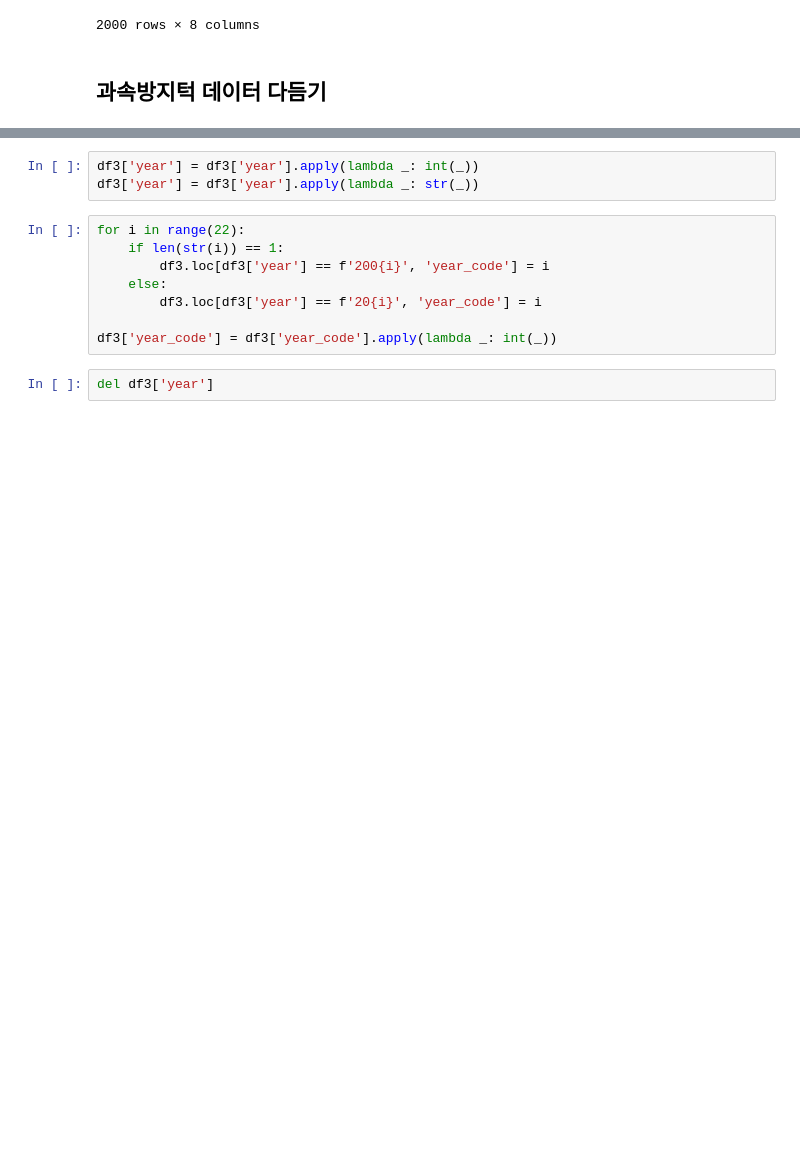
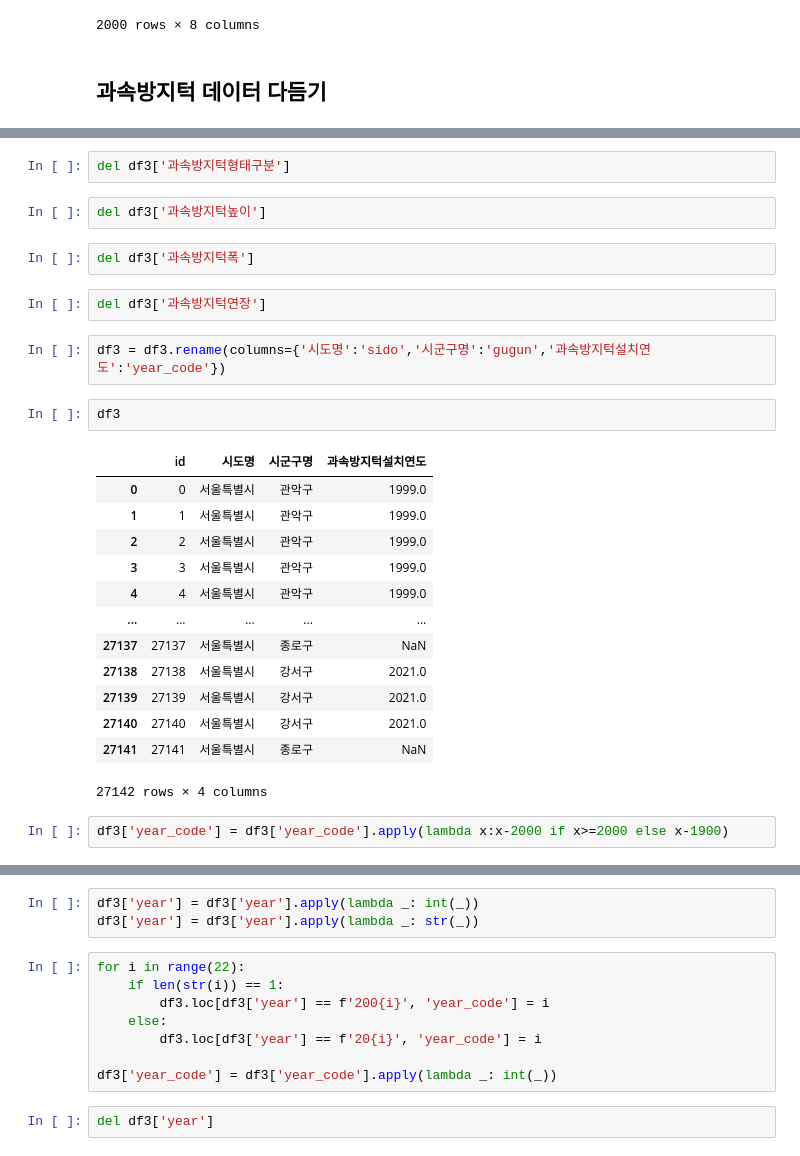
Before and after one commit to cshun1006/DI, a Jupyter notebook: data/인프라데이터 다듬기.ipynb, the cells around one changed output, grey strips where cells are left out. Saved outputs shown, nothing was run; the diff lists cells and outputs as text; blank space fills up the shorter version.

```diff
--- a/data/인프라데이터 다듬기.ipynb
+++ b/data/인프라데이터 다듬기.ipynb
@@ -175,0 +208,28 @@ pd.read_csv('공영주차장.csv', encoding='cp949')
+# %%
+del df3['과속방지턱형태구분']
+# %%
+del df3['과속방지턱높이']
+# %%
+del df3['과속방지턱폭']
+# %%
+del df3['과속방지턱연장']
+# %%
+df3 = df3.rename(columns={'시도명':'sido','시군구명':'gugun','과속방지턱설치연도':'year_code'})
+# %%
+df3
+# %% [output]
+|  | id | 시도명 | 시군구명 | 과속방지턱설치연도 |
+| 0 | 0 | 서울특별시 | 관악구 | 1999.0 |
+| 1 | 1 | 서울특별시 | 관악구 | 1999.0 |
+| 2 | 2 | 서울특별시 | 관악구 | 1999.0 |
+| 3 | 3 | 서울특별시 | 관악구 | 1999.0 |
+| 4 | 4 | 서울특별시 | 관악구 | 1999.0 |
+| ... | ... | ... | ... | ... |
+| 27137 | 27137 | 서울특별시 | 종로구 | NaN |
+| 27138 | 27138 | 서울특별시 | 강서구 | 2021.0 |
+| 27139 | 27139 | 서울특별시 | 강서구 | 2021.0 |
+| 27140 | 27140 | 서울특별시 | 강서구 | 2021.0 |
+| 27141 | 27141 | 서울특별시 | 종로구 | NaN |
+27142 rows × 4 columns
+# %%
+df3['year_code'] = df3['year_code'].apply(lambda x:x-2000 if x>=2000 else x-1900)
```
Also changed, not shown: parts of 19 cells of this notebook, 11 other files.
